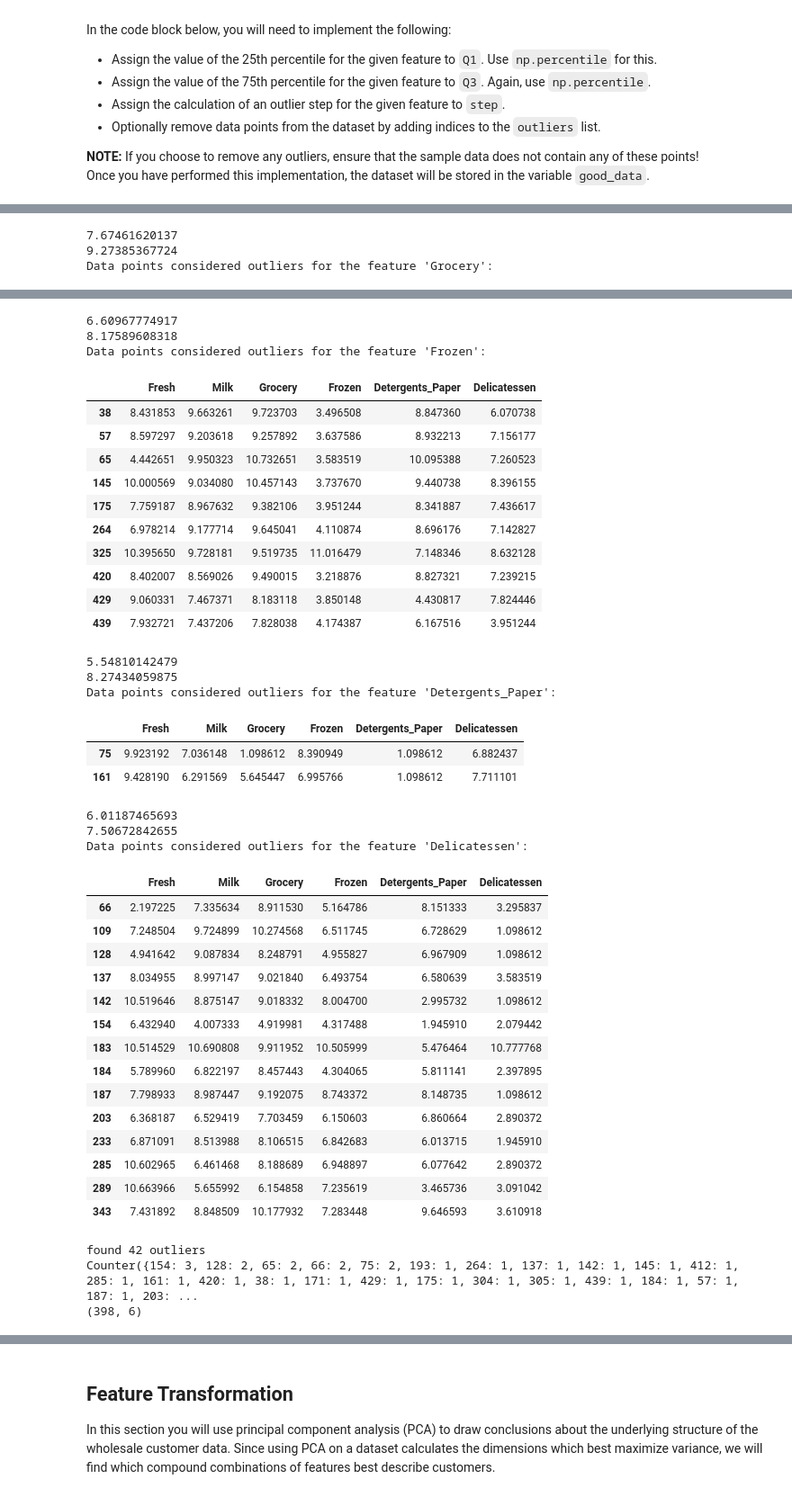
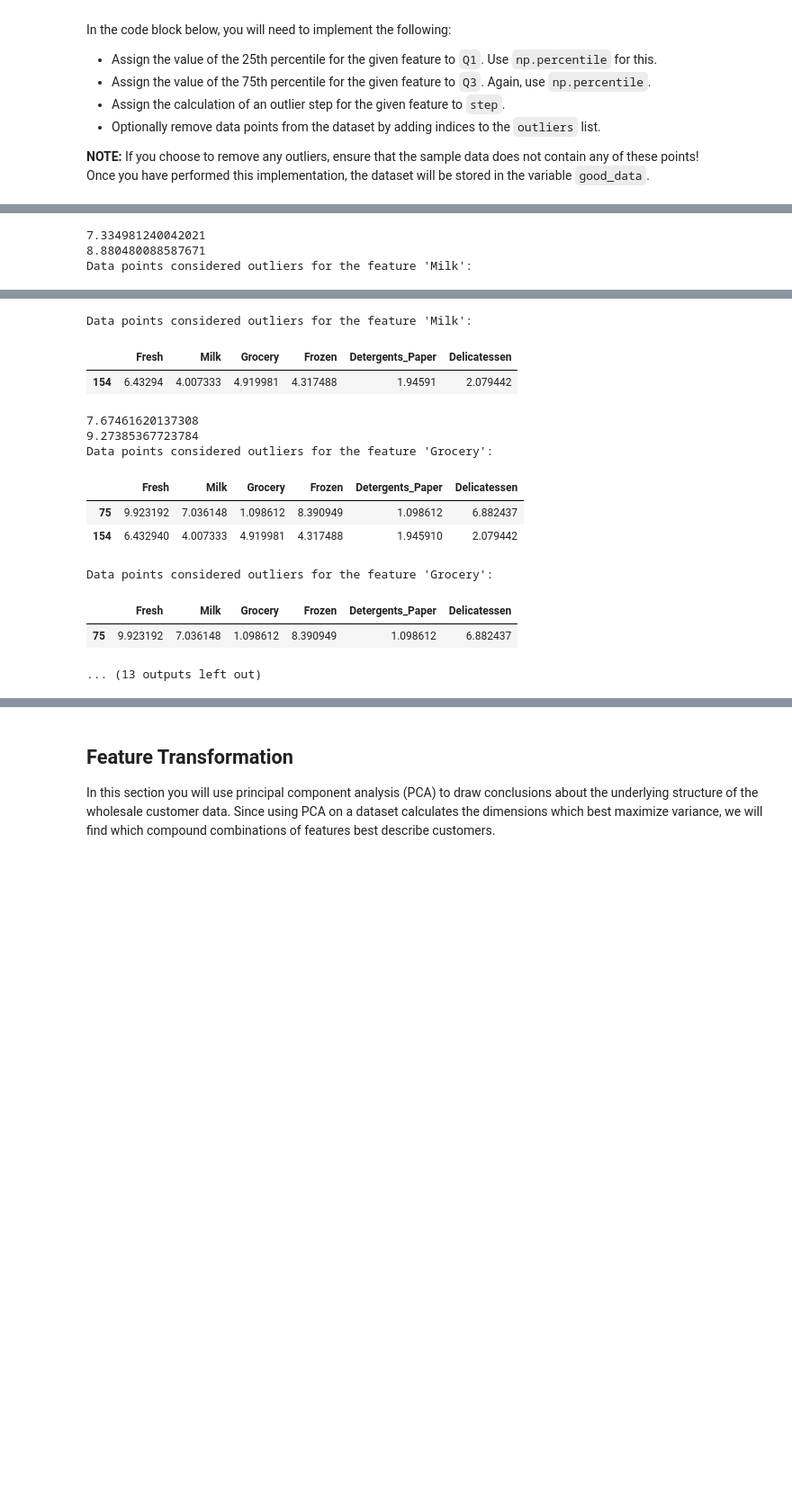
Before and after one commit to doria112/machine-learning, a Jupyter notebook: projects/customer_segments/customer_segments.ipynb, the cells around one changed output, grey strips where cells are left out. Shown at 90% size. Saved outputs shown, nothing was run; the diff lists cells and outputs as text; code cells hidden in the pictures; blank space fills up the shorter version.

```diff
--- a/projects/customer_segments/customer_segments.ipynb
+++ b/projects/customer_segments/customer_segments.ipynb
@@ -270,10 +280,12 @@ Once you have performed this implementation, the dataset will be stored in the v
 # %%
 # For each feature find the data points with extreme high or low values
 outliers_set = set()
+outliers_set2 = set()
 
 from collections import Counter
 # Use a counter to count the times that a data point was considered as an outlier by any feature
 cnt = Counter()
+cnt2 = Counter()
 
 for feature in log_data.keys():
 
@@ -287,22 +299,36 @@ for feature in log_data.keys():
 
     # Use the interquartile range to calculate an outlier step (1.5 times the interquartile range)
     step = 1.5 * (Q3 - Q1)
+    step2 = 2.0 * (Q3 - Q1)
 
     # Display the outliers
     print "Data points considered outliers for the feature '{}':".format(feature)
     display(log_data[~((log_data[feature] >= Q1 - step) & (log_data[feature] <= Q3 + step))])
 
+    # Display the outliers for modified Tukey step
+    print "Data points considered outliers for the feature '{}':".format(feature)
+    display(log_data[~((log_data[feature] >= Q1 - step2) & (log_data[feature] <= Q3 + step2))])
+
     for o in log_data[~((log_data[feature] >= Q1 - step) & (log_data[feature] <= Q3 + step))].index.tolist():
         cnt[o] += 1
+    for o in log_data[~((log_data[feature] >= Q1 - step2) & (log_data[feature] <= Q3 + step2))].index.tolist():
+        cnt2[o] += 1
+
     # construct the outlier set, if the data point has been considered as outlier by any feature
     outliers_set = outliers_set.union(log_data[~((log_data[feature] >= Q1 - step) & (log_data[feature] <= Q3 + step))].index.tolist())
+    outliers_set2 = outliers_set2.union(log_data[~((log_data[feature] >= Q1 - step2) & (log_data[feature] <= Q3 + step2))].index.tolist())
 
 # OPTIONAL: Select the indices for data points you wish to remove
 outliers  = list(outliers_set)
+outliers2  = list(outliers_set2)
 # outliers = [x for x in cnt.keys() if cnt[x] > 1]
 print 'found %s outliers' % len(outliers)
 print cnt
+
+print 'found %s outliers with modified Tukey step' % len(outliers2)
+print cnt2
+
 # Remove the outliers, if any were specified
-good_data = log_data.drop(log_data.index[outliers]).reset_index(drop = True)
+good_data = log_data.drop(log_data.index[outliers2]).reset_index(drop = True)
 print good_data.shape
 # %% [output]
@@ -337,4 +365,4 @@ Data points considered outliers for the feature 'Milk':
-7.67461620137
-9.27385367724
-Data points considered outliers for the feature 'Grocery':
+7.334981240042021
+8.880480088587671
+Data points considered outliers for the feature 'Milk':
 |  | Fresh | Milk | Grocery | Frozen | Detergents_Paper | Delicatessen |
@@ -343,41 +373,13 @@ Data points considered outliers for the feature 'Grocery':
-6.60967774917
-8.17589608318
-Data points considered outliers for the feature 'Frozen':
+Data points considered outliers for the feature 'Milk':
 |  | Fresh | Milk | Grocery | Frozen | Detergents_Paper | Delicatessen |
-| 38 | 8.431853 | 9.663261 | 9.723703 | 3.496508 | 8.847360 | 6.070738 |
-| 57 | 8.597297 | 9.203618 | 9.257892 | 3.637586 | 8.932213 | 7.156177 |
-| 65 | 4.442651 | 9.950323 | 10.732651 | 3.583519 | 10.095388 | 7.260523 |
-| 145 | 10.000569 | 9.034080 | 10.457143 | 3.737670 | 9.440738 | 8.396155 |
-| 175 | 7.759187 | 8.967632 | 9.382106 | 3.951244 | 8.341887 | 7.436617 |
-| 264 | 6.978214 | 9.177714 | 9.645041 | 4.110874 | 8.696176 | 7.142827 |
-| 325 | 10.395650 | 9.728181 | 9.519735 | 11.016479 | 7.148346 | 8.632128 |
-| 420 | 8.402007 | 8.569026 | 9.490015 | 3.218876 | 8.827321 | 7.239215 |
-| 429 | 9.060331 | 7.467371 | 8.183118 | 3.850148 | 4.430817 | 7.824446 |
-| 439 | 7.932721 | 7.437206 | 7.828038 | 4.174387 | 6.167516 | 3.951244 |
+| 154 | 6.43294 | 4.007333 | 4.919981 | 4.317488 | 1.94591 | 2.079442 |
-5.54810142479
-8.27434059875
-Data points considered outliers for the feature 'Detergents_Paper':
+7.67461620137308
+9.27385367723784
+Data points considered outliers for the feature 'Grocery':
 |  | Fresh | Milk | Grocery | Frozen | Detergents_Paper | Delicatessen |
 | 75 | 9.923192 | 7.036148 | 1.098612 | 8.390949 | 1.098612 | 6.882437 |
-| 161 | 9.428190 | 6.291569 | 5.645447 | 6.995766 | 1.098612 | 7.711101 |
+| 154 | 6.432940 | 4.007333 | 4.919981 | 4.317488 | 1.945910 | 2.079442 |
-6.01187465693
-7.50672842655
-Data points considered outliers for the feature 'Delicatessen':
+Data points considered outliers for the feature 'Grocery':
 |  | Fresh | Milk | Grocery | Frozen | Detergents_Paper | Delicatessen |
-| 66 | 2.197225 | 7.335634 | 8.911530 | 5.164786 | 8.151333 | 3.295837 |
-| 109 | 7.248504 | 9.724899 | 10.274568 | 6.511745 | 6.728629 | 1.098612 |
-| 128 | 4.941642 | 9.087834 | 8.248791 | 4.955827 | 6.967909 | 1.098612 |
-| 137 | 8.034955 | 8.997147 | 9.021840 | 6.493754 | 6.580639 | 3.583519 |
-| 142 | 10.519646 | 8.875147 | 9.018332 | 8.004700 | 2.995732 | 1.098612 |
-| 154 | 6.432940 | 4.007333 | 4.919981 | 4.317488 | 1.945910 | 2.079442 |
-| 183 | 10.514529 | 10.690808 | 9.911952 | 10.505999 | 5.476464 | 10.777768 |
-| 184 | 5.789960 | 6.822197 | 8.457443 | 4.304065 | 5.811141 | 2.397895 |
-| 187 | 7.798933 | 8.987447 | 9.192075 | 8.743372 | 8.148735 | 1.098612 |
-| 203 | 6.368187 | 6.529419 | 7.703459 | 6.150603 | 6.860664 | 2.890372 |
-| 233 | 6.871091 | 8.513988 | 8.106515 | 6.842683 | 6.013715 | 1.945910 |
-| 285 | 10.602965 | 6.461468 | 8.188689 | 6.948897 | 6.077642 | 2.890372 |
-| 289 | 10.663966 | 5.655992 | 6.154858 | 7.235619 | 3.465736 | 3.091042 |
-| 343 | 7.431892 | 8.848509 | 10.177932 | 7.283448 | 9.646593 | 3.610918 |
+| 75 | 9.923192 | 7.036148 | 1.098612 | 8.390949 | 1.098612 | 6.882437 |
-found 42 outliers
-Counter({154: 3, 128: 2, 65: 2, 66: 2, 75: 2, 193: 1, 264: 1, 137: 1, 142: 1, 145: 1, 412: 1, 285: 1, 161: 1, 420: 1, 38: 1, 171: 1, 429: 1, 175: 1, 304: 1, 305: 1, 439: 1, 184: 1, 57: 1, 187: 1, 203: ...
-(398, 6)
+... (13 outputs left out)
```
Also changed, not shown: parts of 21 cells of this notebook, 3 other files.
